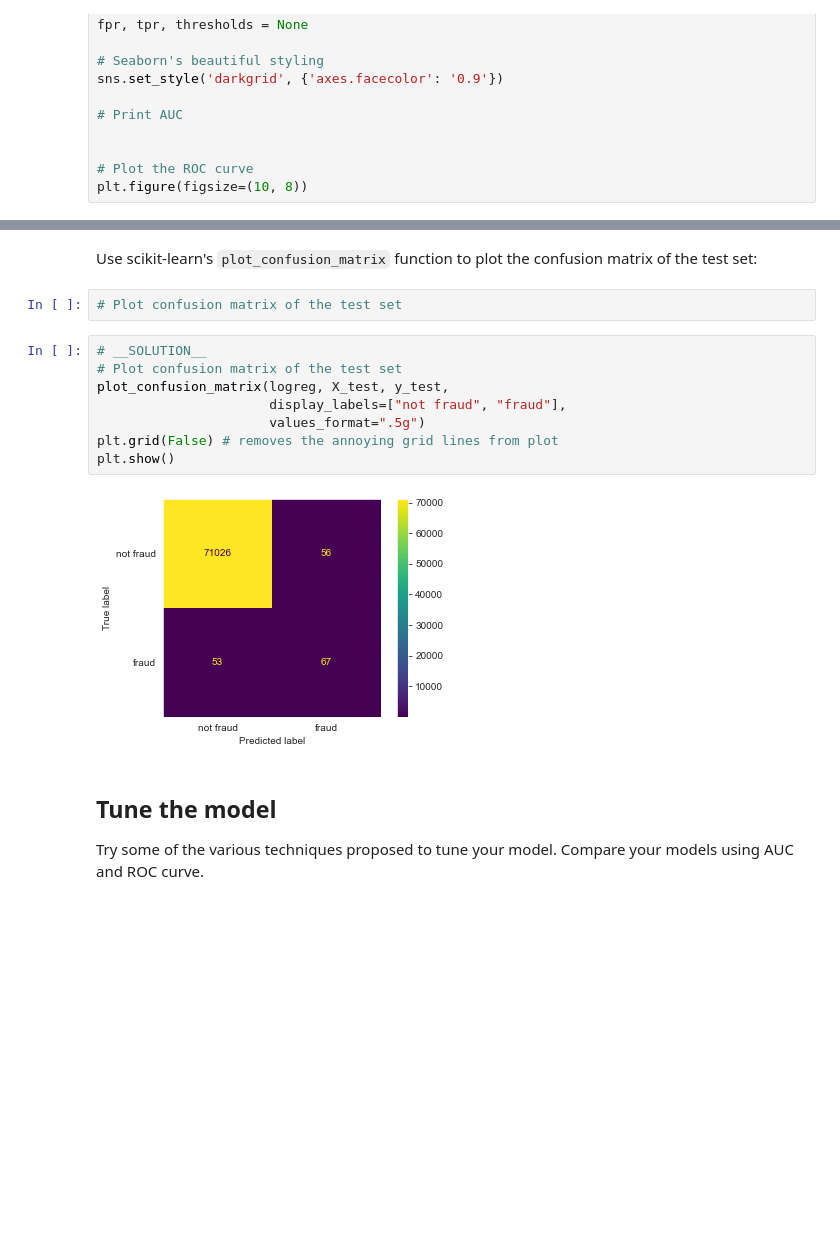
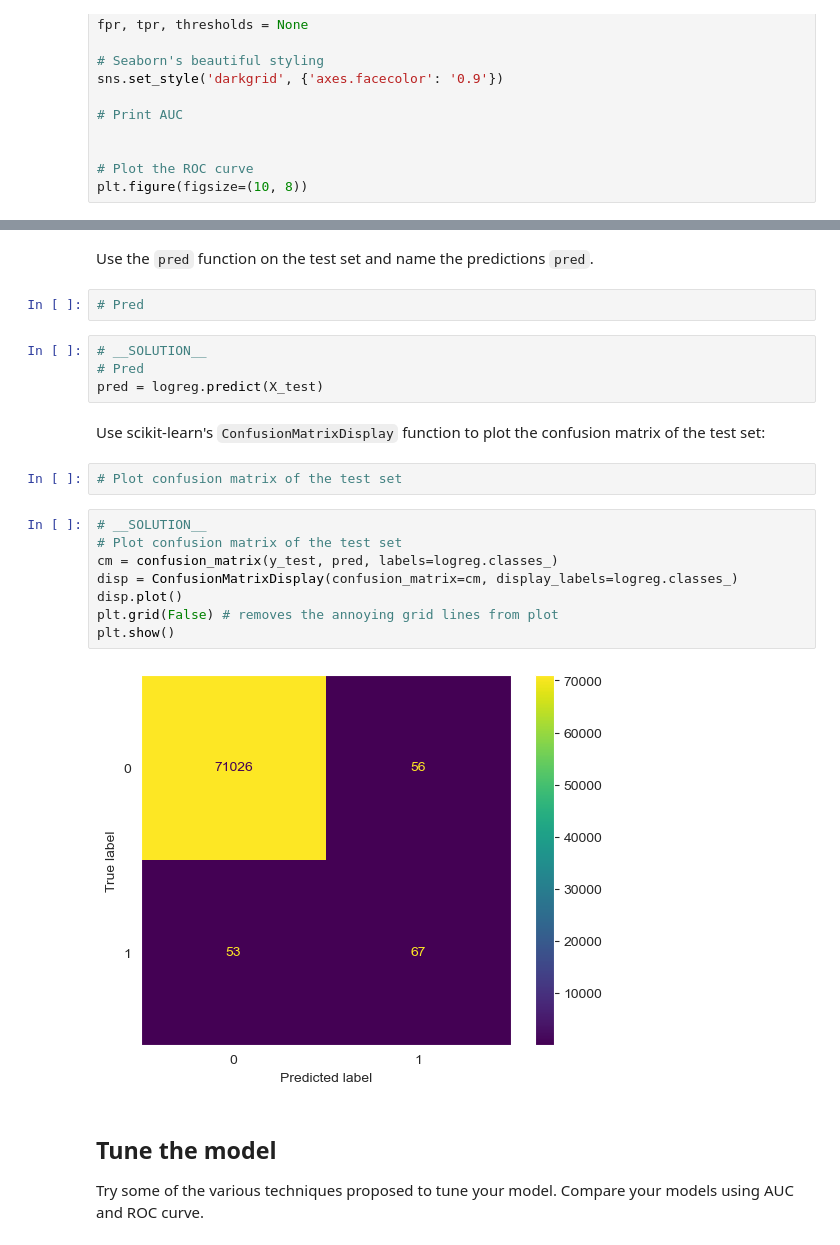
Before and after one commit to learn-co-curriculum/dsc-class-imbalance-problems-lab, a Jupyter notebook: index.ipynb, the cells around one changed output, grey strips where cells are left out. Saved outputs shown, nothing was run; the diff lists cells and outputs as text; blank space fills up the shorter version.

Commit message:
“ConfusionMatrixDisplay”

```diff
--- a/index.ipynb
+++ b/index.ipynb
@@ -183,17 +186,25 @@ AUC: 0.8841412031175263
+# %% [markdown]
+Use the `pred` function on the test set and name the predictions `pred`.
+# %%
+# Pred
+# %%
+# __SOLUTION__
+# Pred
+pred = logreg.predict(X_test)
 # %% [markdown]
-Use scikit-learn's `plot_confusion_matrix` function to plot the confusion matrix of the test set:
+Use scikit-learn's `ConfusionMatrixDisplay` function to plot the confusion matrix of the test set:
 # %%
 # Plot confusion matrix of the test set
 # %%
 # __SOLUTION__
 # Plot confusion matrix of the test set
-plot_confusion_matrix(logreg, X_test, y_test,
-                      display_labels=["not fraud", "fraud"],
-                      values_format=".5g")
+cm = confusion_matrix(y_test, pred, labels=logreg.classes_)
+disp = ConfusionMatrixDisplay(confusion_matrix=cm, display_labels=logreg.classes_)
+disp.plot()
 plt.grid(False) # removes the annoying grid lines from plot
 plt.show()
 # %% [output]
-[figure, old version]
+[figure, new version]
 # %% [markdown]
 ## Tune the model
 
```
Also changed, not shown: parts of 10 cells of this notebook, 5 other files.
